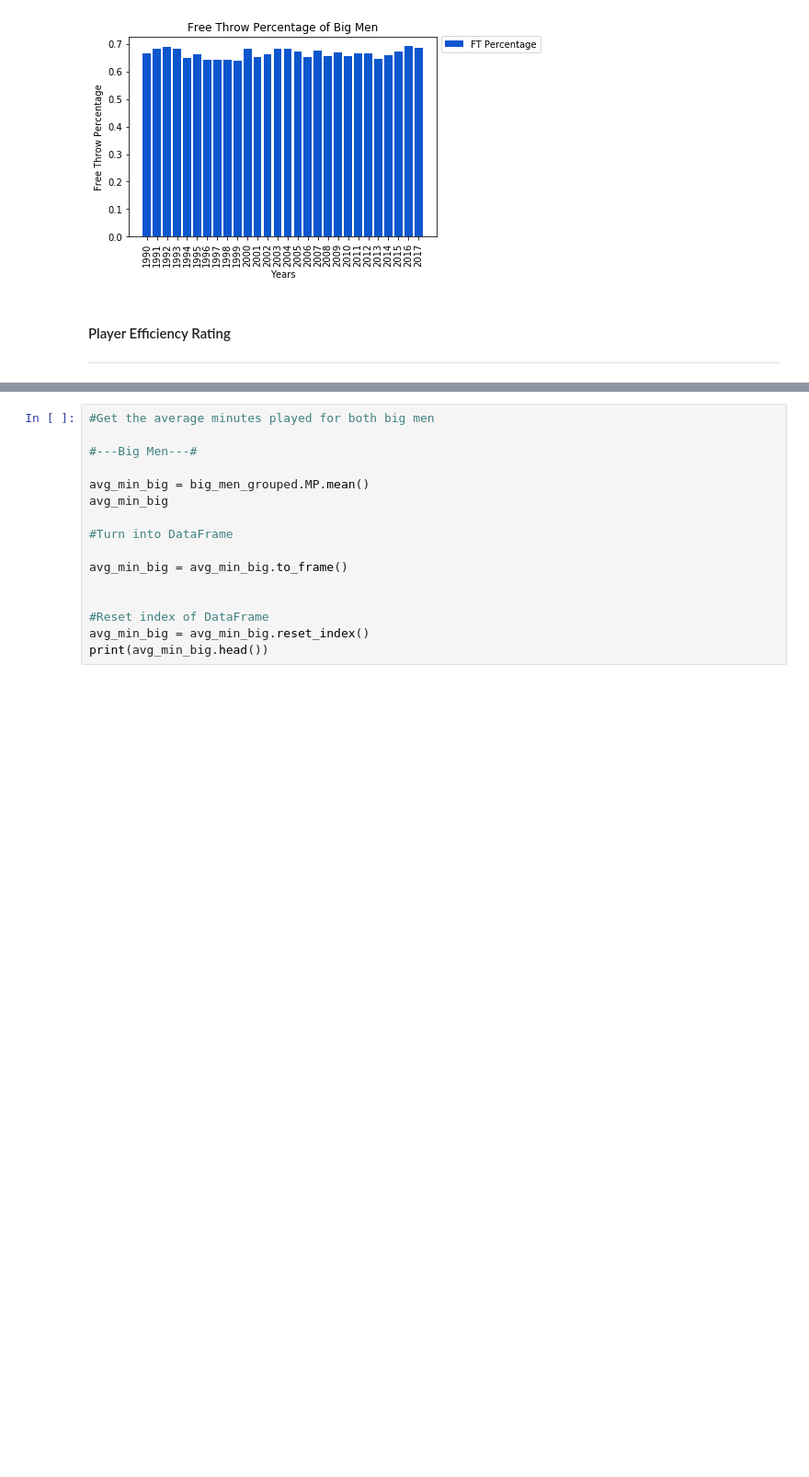
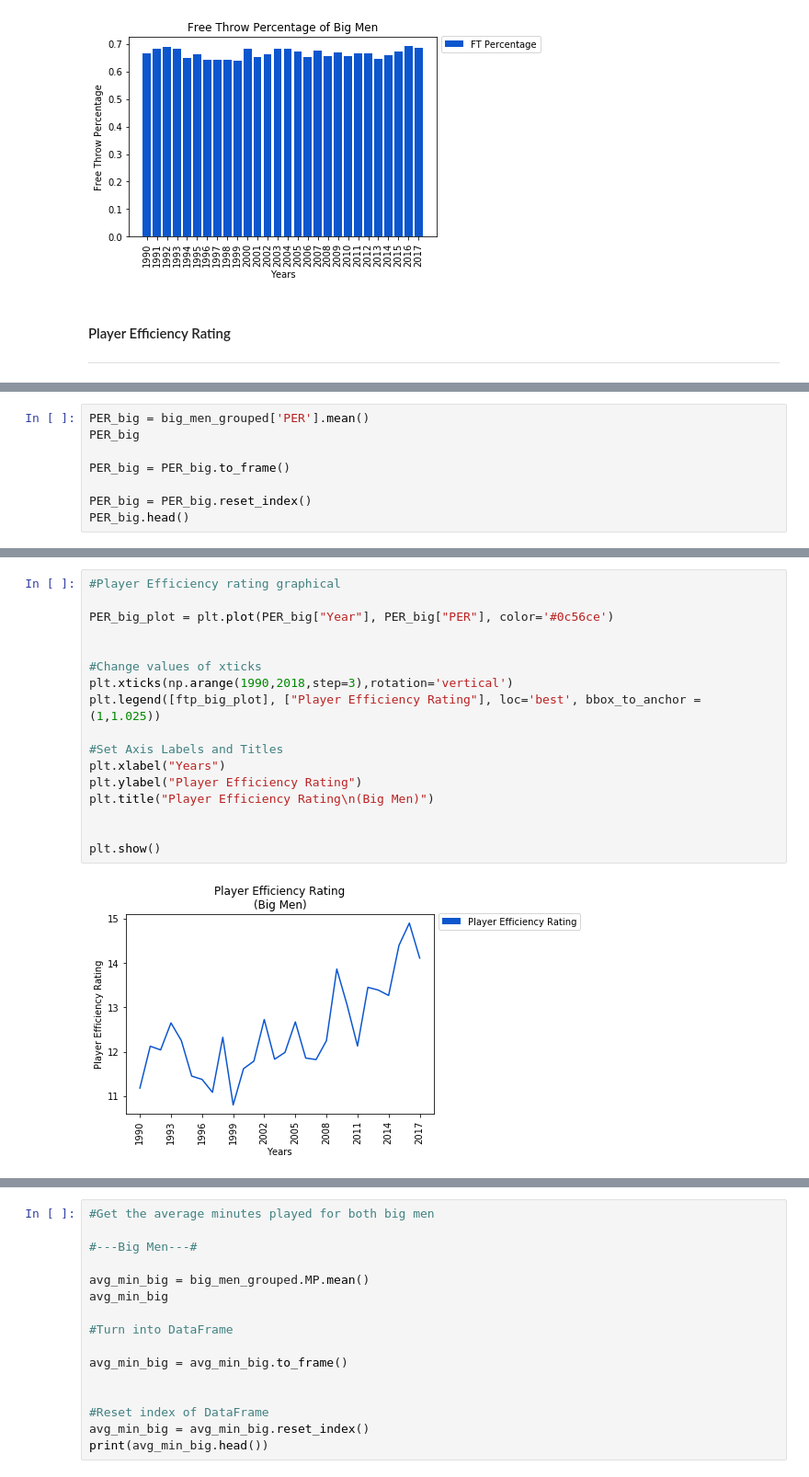
Before and after one commit to logan7734/Project1_repo, a Jupyter notebook: Presentation Notebook-Final.ipynb, the cells around one changed output, grey strips where cells are left out. Shown at 92% size. Cells and saved outputs as stored; diff of their text form; blank space fills up the shorter version.

```diff
--- a/Presentation Notebook-Final.ipynb
+++ b/Presentation Notebook-Final.ipynb
@@ -517,0 +515,8 @@ plt.show()
+# %%
+PER_big = big_men_grouped['PER'].mean()
+PER_big
+
+PER_big = PER_big.to_frame()
+
+PER_big = PER_big.reset_index()
+PER_big.head()
@@ -517,0 +530,19 @@ plt.show()
+# %%
+#Player Efficiency rating graphical
+
+PER_big_plot = plt.plot(PER_big["Year"], PER_big["PER"], color='#0c56ce')
+
+
+#Change values of xticks
+plt.xticks(np.arange(1990,2018,step=3),rotation='vertical')
+plt.legend([ftp_big_plot], ["Player Efficiency Rating"], loc='best', bbox_to_anchor = (1,1.025))
+
+#Set Axis Labels and Titles
+plt.xlabel("Years")
+plt.ylabel("Player Efficiency Rating")
+plt.title("Player Efficiency Rating\n(Big Men)")
+
+
+plt.show()
+# %% [output]
+[figure, added]
```
Also changed, not shown: parts of 13 cells of this notebook.
